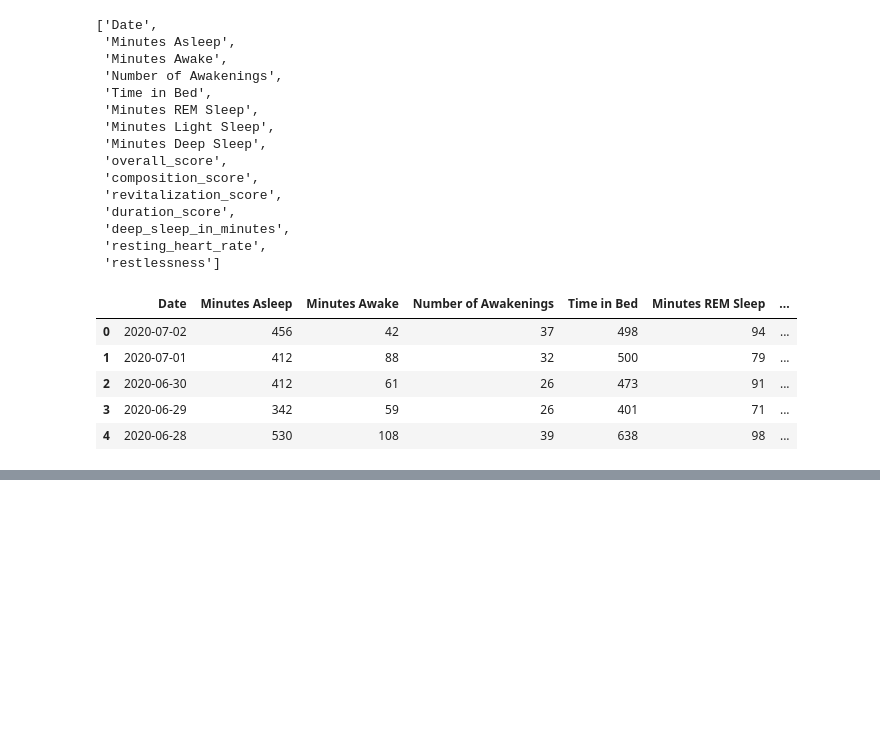
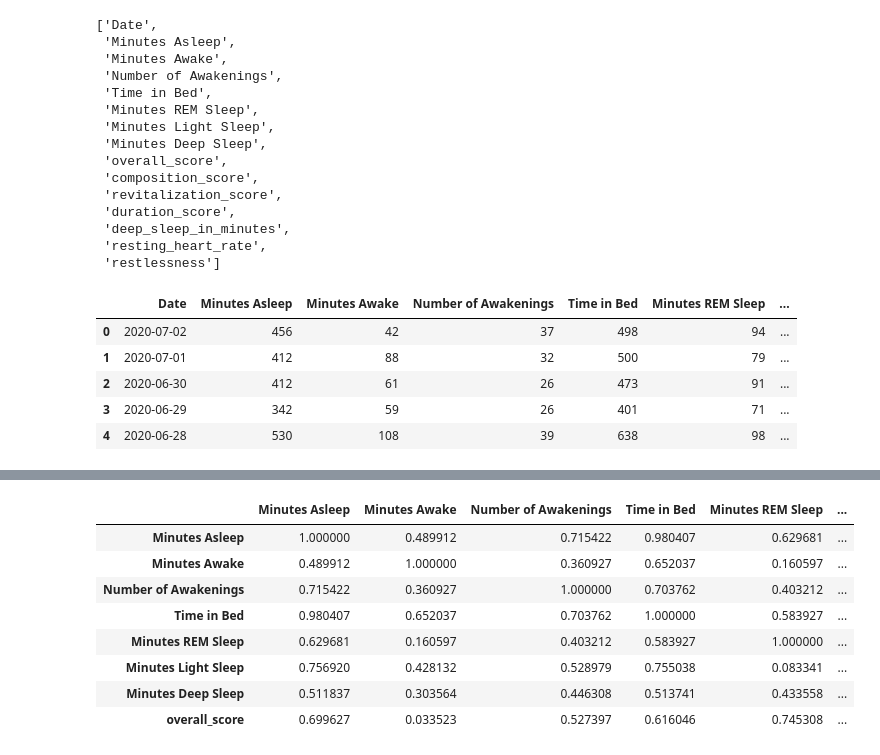
Before and after one commit to JoBe10/Fitbit-Sleep-Score, a Jupyter notebook: Sleep_Scores/Sleep_Score_Deconstruction.ipynb, the cells around one changed output, grey strips where cells are left out. Saved outputs shown, nothing was run; the diff lists cells and outputs as text; code cells hidden in the pictures; blank space fills up the shorter version.

Commit message:
Analyse correlation and multicollinearity

```diff
--- a/Sleep_Scores/Sleep_Score_Deconstruction.ipynb
+++ b/Sleep_Scores/Sleep_Score_Deconstruction.ipynb
@@ -165,0 +229,13 @@ sleep.head()
+# %%
+# Let's have a quick look at the correlations between these
+app_data[app_cols[1:]].corr()
+# %% [output]
+|  | Minutes Asleep | Minutes Awake | Number of Awakenings | Time in Bed | Minutes REM Sleep | ... |
+| Minutes Asleep | 1.000000 | 0.489912 | 0.715422 | 0.980407 | 0.629681 | ... |
+| Minutes Awake | 0.489912 | 1.000000 | 0.360927 | 0.652037 | 0.160597 | ... |
+| Number of Awakenings | 0.715422 | 0.360927 | 1.000000 | 0.703762 | 0.403212 | ... |
+| Time in Bed | 0.980407 | 0.652037 | 0.703762 | 1.000000 | 0.583927 | ... |
+| Minutes REM Sleep | 0.629681 | 0.160597 | 0.403212 | 0.583927 | 1.000000 | ... |
+| Minutes Light Sleep | 0.756920 | 0.428132 | 0.528979 | 0.755038 | 0.083341 | ... |
+| Minutes Deep Sleep | 0.511837 | 0.303564 | 0.446308 | 0.513741 | 0.433558 | ... |
+| overall_score | 0.699627 | 0.033523 | 0.527397 | 0.616046 | 0.745308 | ... |
```
Also changed, not shown: parts of 17 cells of this notebook.
